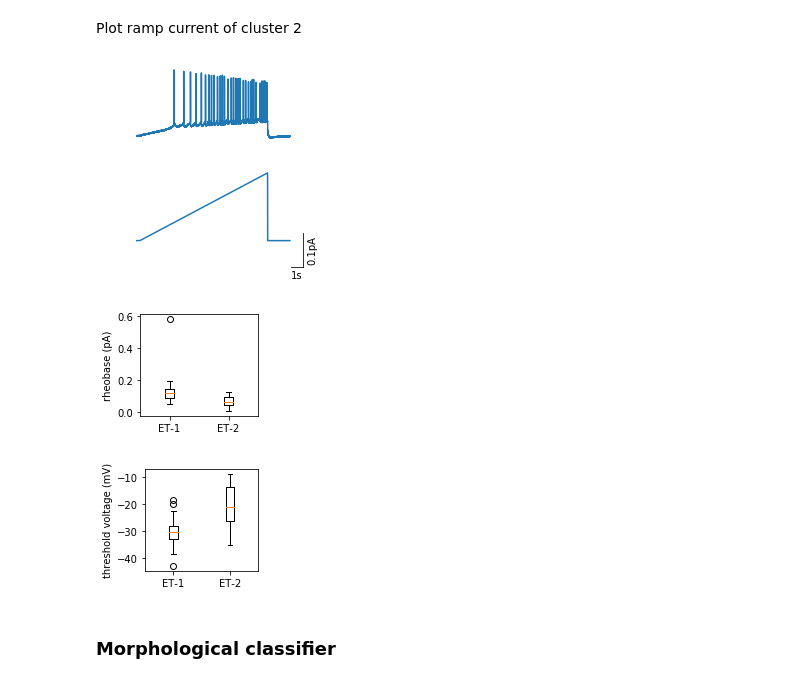
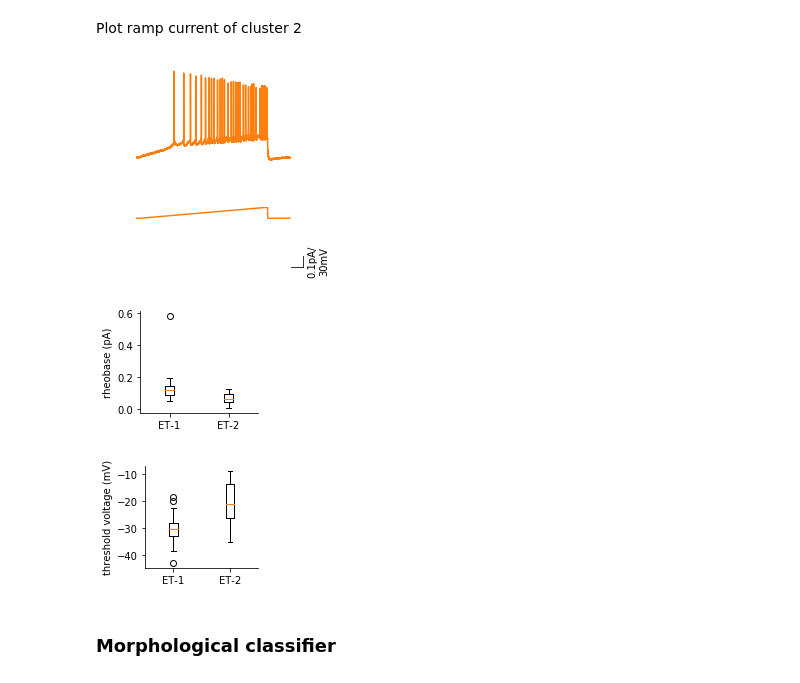
Before and after one commit to githubfzq/memory_lab, a Jupyter notebook: patch/analysis/20191107/patch & morphology analysis.ipynb, the cells around one changed output. Cells and saved outputs as stored; diff of their text form; code cells hidden in the pictures.

```diff
--- a/patch/analysis/20191107/patch & morphology analysis.ipynb
+++ b/patch/analysis/20191107/patch & morphology analysis.ipynb
@@ -5,3 +9,21 @@ import autoreload
+# %%
+import dill
+
+with open('session_data.pkl','rb') as f:
+    mpp = dill.load(f)
+    shollParts = dill.load(f)
+    elec_ps = dill.load(f)
+    electroParaData_py = dill.load(f)
+    morphoData = dill.load(f)
+    pred_mpp = dill.load(f)
+    gfp_morpho_dat = dill.load(f)
+    pred_mpp2 = dill.load(f)
+    control_morpho_dat = dill.load(f)
+# %%
+import matplotlib as mpl
+
+mpl.rcParams["axes.spines.top"] = False
+mpl.rcParams["axes.spines.right"] = False
 # %% [markdown]
  # Patch clamp analysis
 # %%
@@ -188,7 +208,9 @@ ramp_ps.plot_demo_ramp(20)
  # Morphological analysis
 # %%
 from morphological_functions import morpho_parser
-mpp = morpho_parser()
+
+if 'mpp' not in locals():
+    mpp = morpho_parser()
 # %%
 mpp.plot_all_neurons()
 # %% [output]
@@ -258,8 +281,10 @@ mpp.plot_depth()
 # %% [markdown]
  Get all electrophysiological data
 # %%
-elec_ps=electro_parser()
-electroParaData_py=elec_ps.get_all_data()
+if 'elec_ps' not in locals():
+    elec_ps = electro_parser()
+if 'electroParaData_py' not in locals():
+    electroParaData_py = elec_ps.get_all_data()  # time consuming
 electroParaData_py.head()
 # %% [output]
 | featureName | CellID | trace | AP1_amp | AP2_amp | APlast_amp | ISI_log_slope | ISI_semilog_slope | inv_first_ISI | ... |
@@ -616,31 +669,36 @@ analysor.elec_ps.plot_demo_ramp(
 Plot ramp current of cluster 2
 # %%
 analysor.elec_ps.plot_demo_ramp(
-    cell_id='19n14006', sweep=2,
-    to_save='demo_ET2_ramp'
+    cell_id="19n14006",
+    sweep=2,
+    to_save="demo_ET2_ramp",
+    sweepYcolor="C1",
+    sweepCcolor="C1",
 )
 # %% [output]
-[figure, old version]
+[figure, new version]
 # %%
 plot_cluster_stat(
-    km_e, 'threshold_I',
-    xticks=['ET-1','ET-2'],
-    ylabel='rheobase (pA)',
-    to_save='rheobase_clusters',
-    plot_box=True
+    km_e,
+    "threshold_I",
+    xticks=["ET-1", "ET-2"],
+    ylabel="rheobase (pA)",
+    to_save="rheobase_clusters",
+    plot_box=True,
 )
 # %% [output]
-[figure, old version]
+[figure, new version]
 # %%
 plot_cluster_stat(
-    km_e, 'threshold_V',
-    xticks=['ET-1','ET-2'],
-    ylabel='threshold voltage (mV)',
-    to_save='threshold_V_clusters',
-    plot_box=True
+    km_e,
+    "threshold_V",
+    xticks=["ET-1", "ET-2"],
+    ylabel="threshold voltage (mV)",
+    to_save="threshold_V_clusters",
+    plot_box=True,
 )
 # %% [output]
-[figure, old version]
+[figure, new version]
 # %% [markdown]
 ### Morphological classifier
 # %% [markdown]
```
Also changed, not shown: parts of 88 cells of this notebook, 4 other files.
